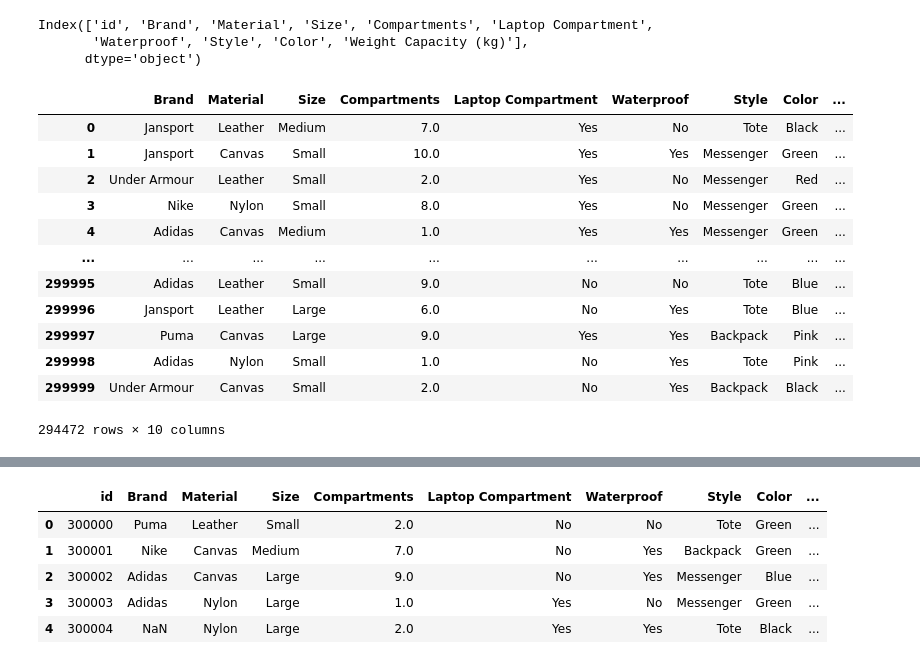
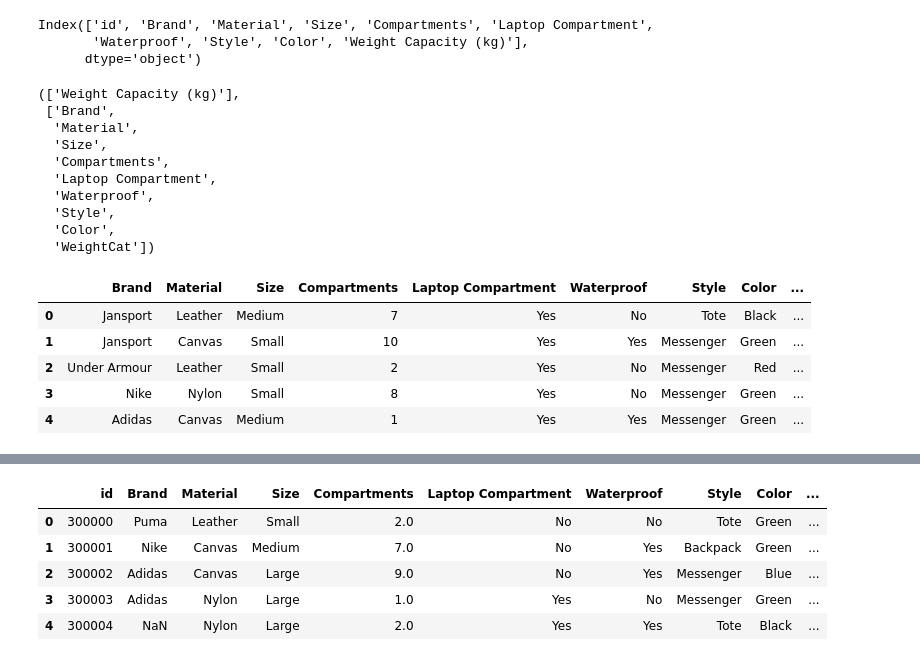
Before and after one commit to tengkumuazabs/my-portfolio, a Jupyter notebook: python-projects/kaggle/backpack-price-prediction/main.ipynb, the cells around one changed output, grey strips where cells are left out. Cells and saved outputs as stored; diff of their text form; code cells hidden in the pictures.

```diff
--- a/python-projects/kaggle/backpack-price-prediction/main.ipynb
+++ b/python-projects/kaggle/backpack-price-prediction/main.ipynb
@@ -128,6 +128,7 @@ class modifyColumns(BaseEstimator, TransformerMixin):
         X_new = X.copy()
 
         X_new['WeightCat'] = pd.cut(X_new['Weight Capacity (kg)'], bins=3, labels=['Light', 'Medium', 'Heavy'])
+        X_new['Compartments'] = X_new.Compartments.astype('int')
         X_new.drop(['id'], axis=1, inplace=True)
 
         return X_new
@@ -148,3 +150,16 @@ categorical_cols = ['Brand', 'Material', 'Size', 'Laptop Compartment',
+# %%
+numerical_cols, categorical_cols
+# %% [output]
+(['Weight Capacity (kg)'],
+ ['Brand',
+  'Material',
+  'Size',
+  'Compartments',
+  'Laptop Compartment',
+  'Waterproof',
+  'Style',
+  'Color',
+  'WeightCat'])
 # %%
 preprocessor = ColumnTransformer(
     transformers=[
@@ -160,18 +175,11 @@ pipeline = Pipeline([
 ])
 # %%
-modifyColumns().transform(X_train)
+modifyColumns().transform(X_train).head()
 # %% [output]
 |  | Brand | Material | Size | Compartments | Laptop Compartment | Waterproof | Style | Color | ... |
-| 0 | Jansport | Leather | Medium | 7.0 | Yes | No | Tote | Black | ... |
-| 1 | Jansport | Canvas | Small | 10.0 | Yes | Yes | Messenger | Green | ... |
-| 2 | Under Armour | Leather | Small | 2.0 | Yes | No | Messenger | Red | ... |
-| 3 | Nike | Nylon | Small | 8.0 | Yes | No | Messenger | Green | ... |
-| 4 | Adidas | Canvas | Medium | 1.0 | Yes | Yes | Messenger | Green | ... |
-| ... | ... | ... | ... | ... | ... | ... | ... | ... | ... |
-| 299995 | Adidas | Leather | Small | 9.0 | No | No | Tote | Blue | ... |
-| 299996 | Jansport | Leather | Large | 6.0 | No | Yes | Tote | Blue | ... |
-| 299997 | Puma | Canvas | Large | 9.0 | Yes | Yes | Backpack | Pink | ... |
-| 299998 | Adidas | Nylon | Small | 1.0 | No | Yes | Tote | Pink | ... |
-| 299999 | Under Armour | Canvas | Small | 2.0 | No | Yes | Backpack | Black | ... |
+| 0 | Jansport | Leather | Medium | 7 | Yes | No | Tote | Black | ... |
+| 1 | Jansport | Canvas | Small | 10 | Yes | Yes | Messenger | Green | ... |
+| 2 | Under Armour | Leather | Small | 2 | Yes | No | Messenger | Red | ... |
+| 3 | Nike | Nylon | Small | 8 | Yes | No | Messenger | Green | ... |
+| 4 | Adidas | Canvas | Medium | 1 | Yes | Yes | Messenger | Green | ... |
-294472 rows × 10 columns
 # %%
```
Also changed, not shown: parts of 6 cells of this notebook, 5 other files.
